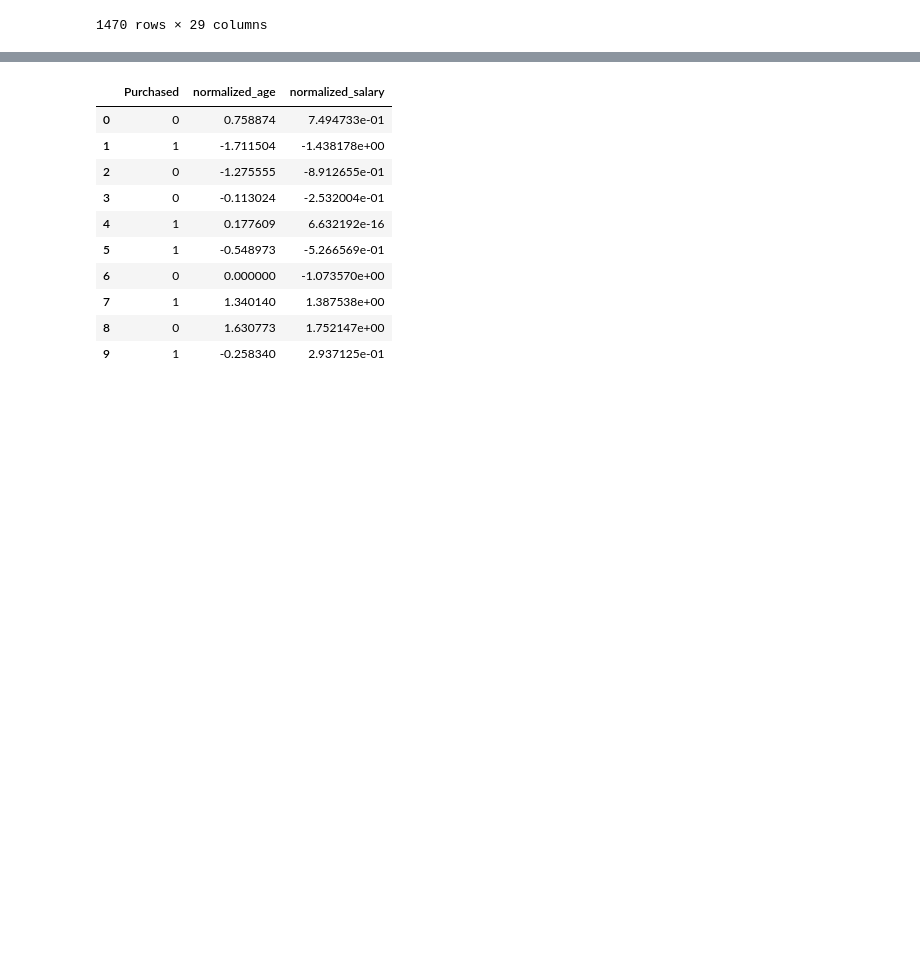
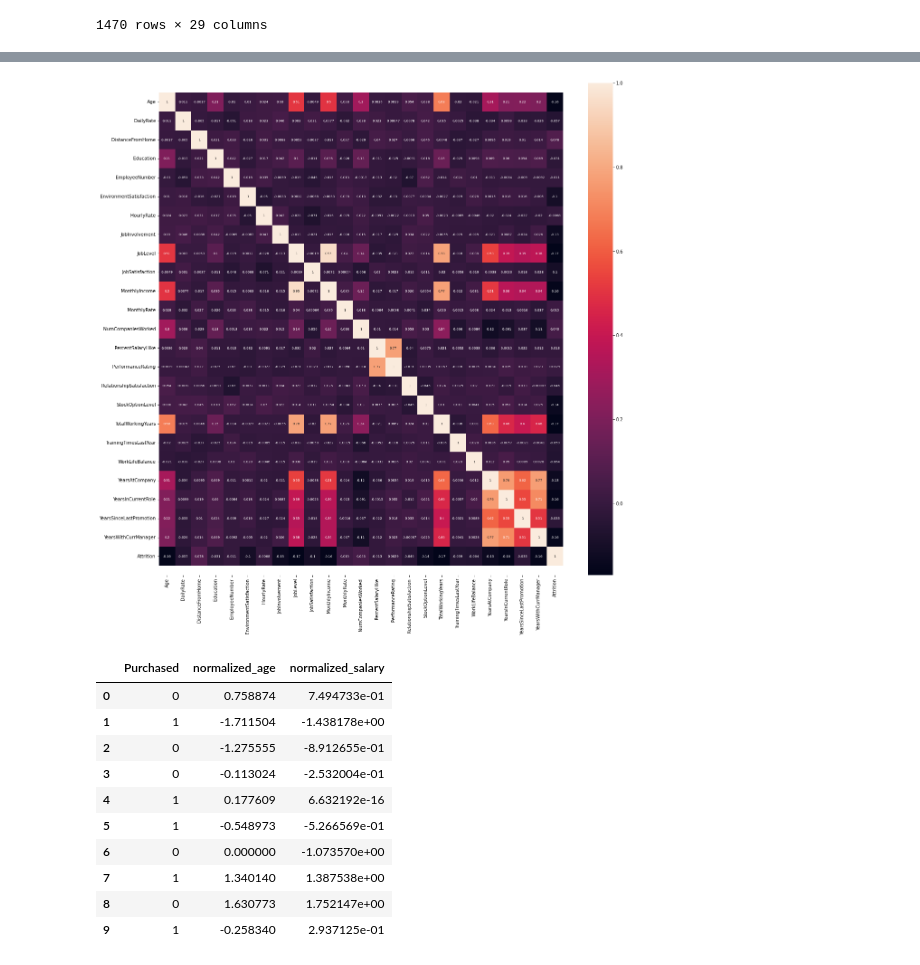
Before and after one commit to mbhoge/ml-model-excercises, a Jupyter notebook: Assignment Supervised Unsupervised Learning/Employee_Attrition_01.ipynb, the cells around one changed output, grey strips where cells are left out. Saved outputs shown, nothing was run; the diff lists cells and outputs as text; code cells hidden in the pictures; blank space fills up the shorter version.

```diff
--- a/Assignment Supervised Unsupervised Learning/Employee_Attrition_01.ipynb
+++ b/Assignment Supervised Unsupervised Learning/Employee_Attrition_01.ipynb
@@ -301,0 +286,2 @@ As these two columns are different in scale, they are Standardized to have commo
+# %%
+df_num_features_cleansd = result.drop(['EmployeeCount','StandardHours'], axis=1)
@@ -302,3 +309,12 @@ As these two columns are different in scale, they are Standardized to have commo
+# %%
+fig, ax = plt.subplots(figsize = (20,20))
+sns.heatmap(df_num_features_cleansd.corr(),annot=True,annot_kws={'size':7})
+
+bottom, top = ax.get_ylim()
+ax.set_ylim(bottom+0.5, top-.5)
+plt.show()
+# %% [output]
+[figure, added]
 # %%
 from sklearn.preprocessing import StandardScaler
 
```
Also changed, not shown: parts of 21 cells of this notebook.
